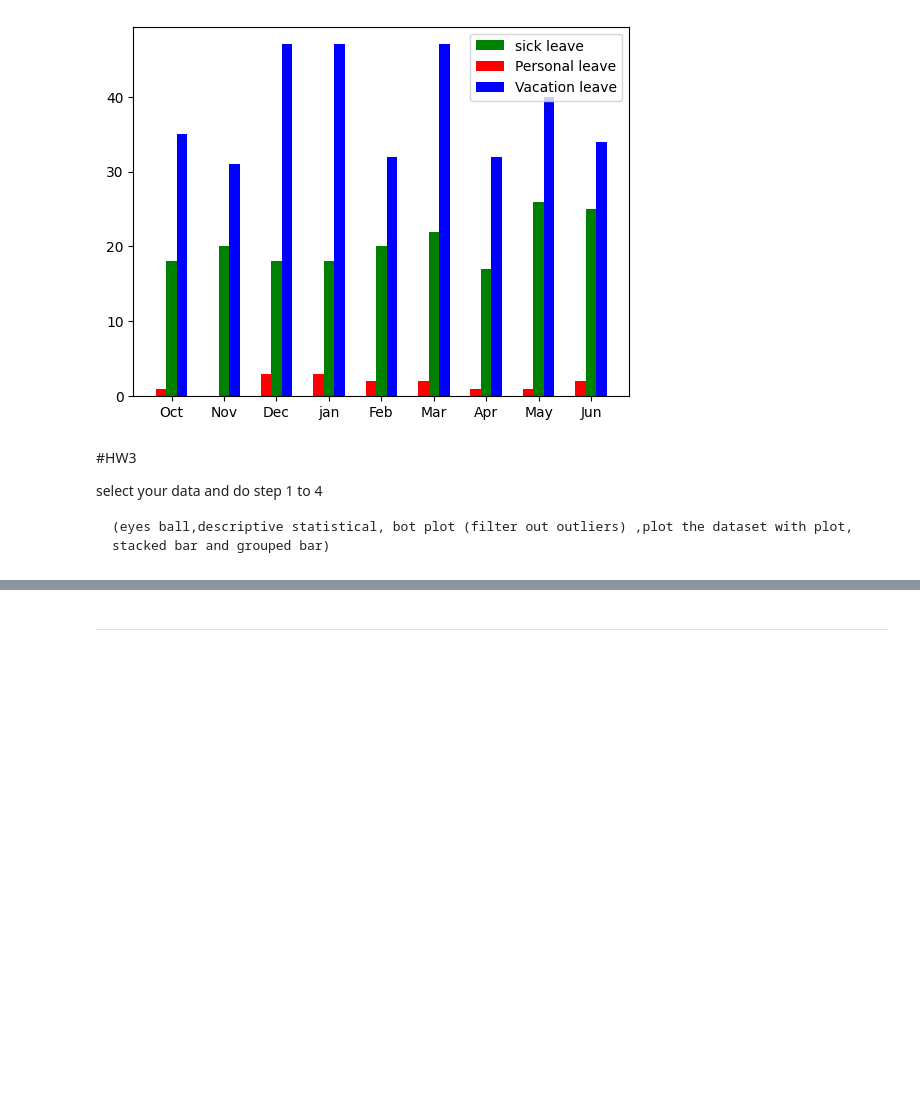
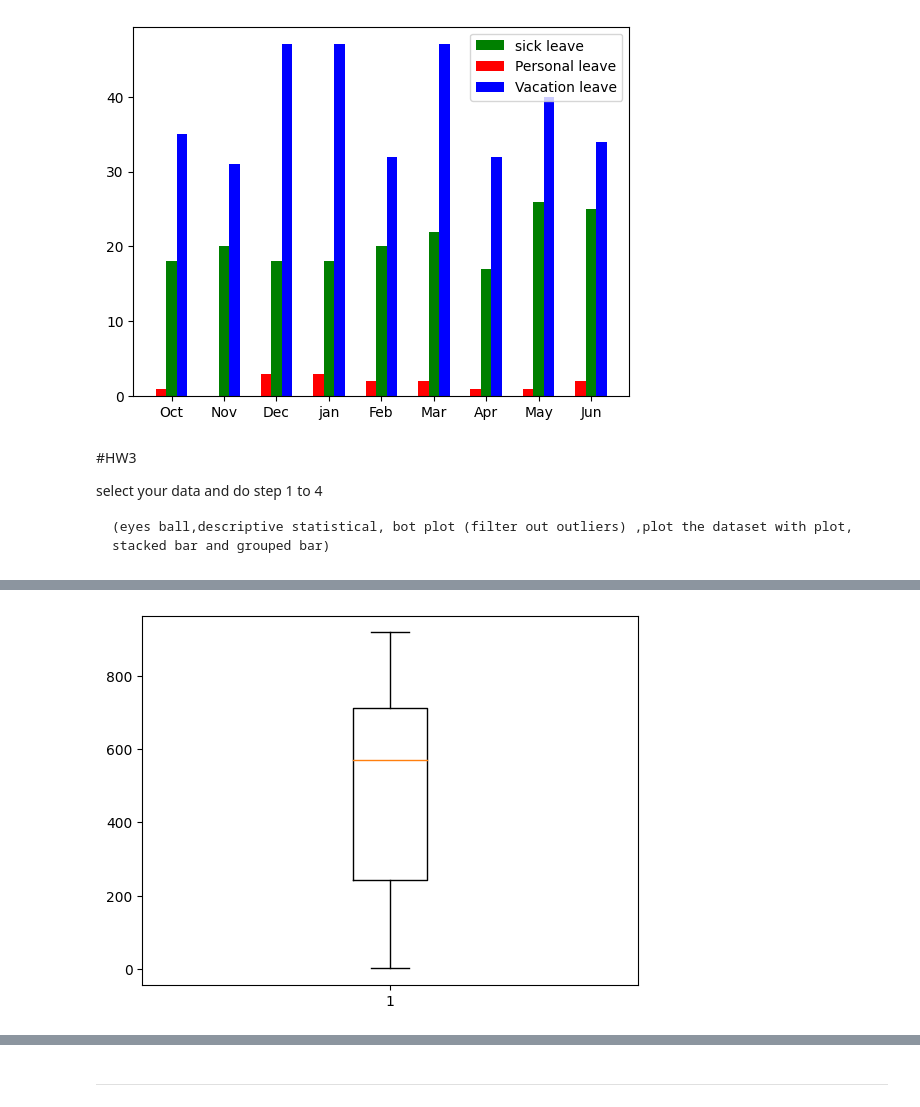
Before and after one commit to sitthatkaja/DPDM2023, a Jupyter notebook: Data102(Chapter2).ipynb, the cells around one changed output, grey strips where cells are left out. Saved outputs shown, nothing was run; the diff lists cells and outputs as text; code cells hidden in the pictures; blank space fills up the shorter version.

```diff
--- a/Data102(Chapter2).ipynb
+++ b/Data102(Chapter2).ipynb
@@ -496,0 +617,4 @@ select your data and do step 1 to 4
+# %%
+plt.boxplot(n_table['results_limit']);
+# %% [output]
+[figure, added]
```
Also changed, not shown: parts of 26 cells of this notebook.
